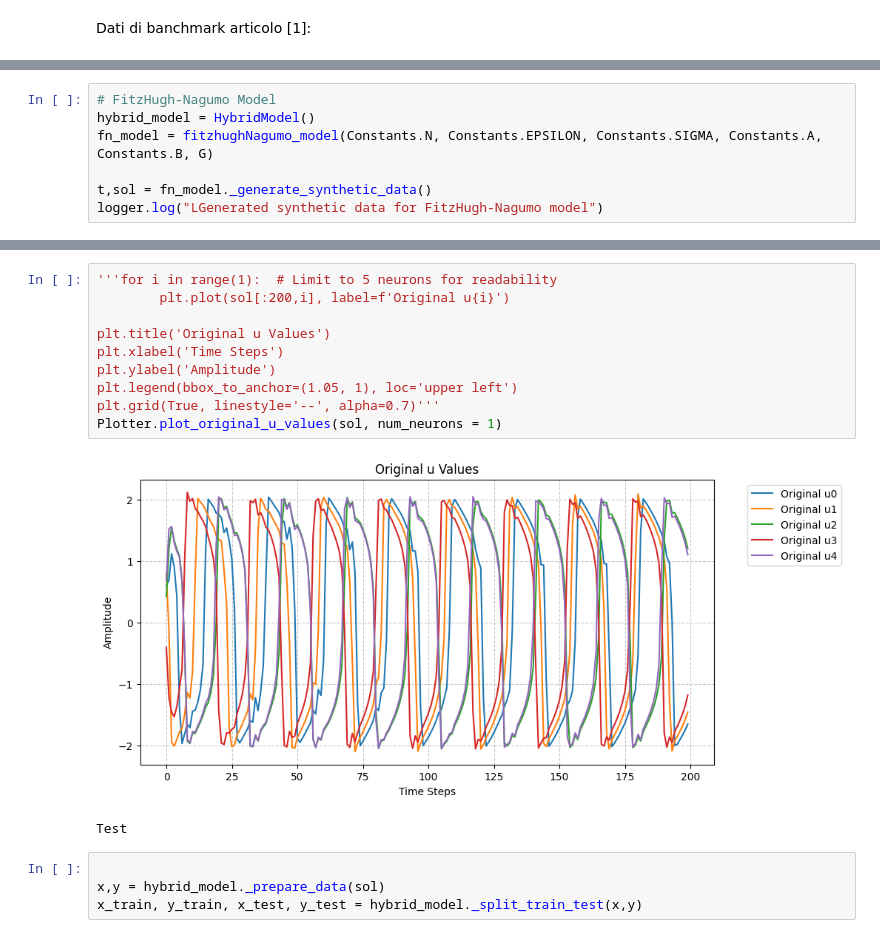
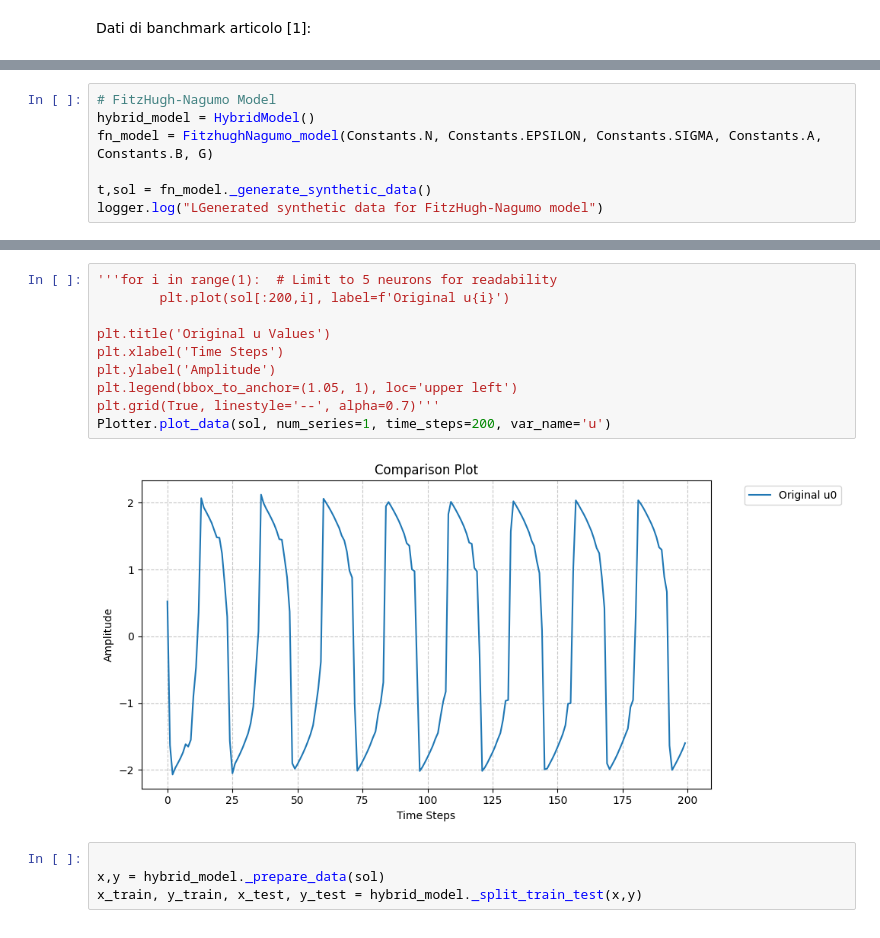
Before and after one commit to bucciadimela2-0/NeuronForecasting, a Jupyter notebook: main.ipynb, the cells around one changed output, grey strips where cells are left out. Saved outputs shown, nothing was run; the diff lists cells and outputs as text.

```diff
--- a/main.ipynb
+++ b/main.ipynb
@@ -37,7 +36,7 @@ G = DataHandler.generate_adjacency_matrix(Constants.A1, n=3)
 # %%
 # FitzHugh-Nagumo Model
 hybrid_model = HybridModel()
-fn_model = fitzhughNagumo_model(Constants.N, Constants.EPSILON, Constants.SIGMA, Constants.A, Constants.B, G)
+fn_model = FitzhughNagumo_model(Constants.N, Constants.EPSILON, Constants.SIGMA, Constants.A, Constants.B, G)
 
 t,sol = fn_model._generate_synthetic_data()
 logger.log("LGenerated synthetic data for FitzHugh-Nagumo model")
@@ -46,16 +45,15 @@ logger.log("LGenerated synthetic data for FitzHugh-Nagumo model")
 # %%
 '''for i in range(1):  # Limit to 5 neurons for readability
         plt.plot(sol[:200,i], label=f'Original u{i}')
 
 plt.title('Original u Values')
 plt.xlabel('Time Steps')
 plt.ylabel('Amplitude')
 plt.legend(bbox_to_anchor=(1.05, 1), loc='upper left')
 plt.grid(True, linestyle='--', alpha=0.7)'''
-Plotter.plot_original_u_values(sol, num_neurons = 1)
+Plotter.plot_data(sol, num_series=1, time_steps=200, var_name='u')
 # %% [output]
-[figure, old version]
+[figure, new version]
-Test
 # %%
 
 x,y = hybrid_model._prepare_data(sol)
```
Also changed, not shown: parts of 16 cells of this notebook, 6 other files.
